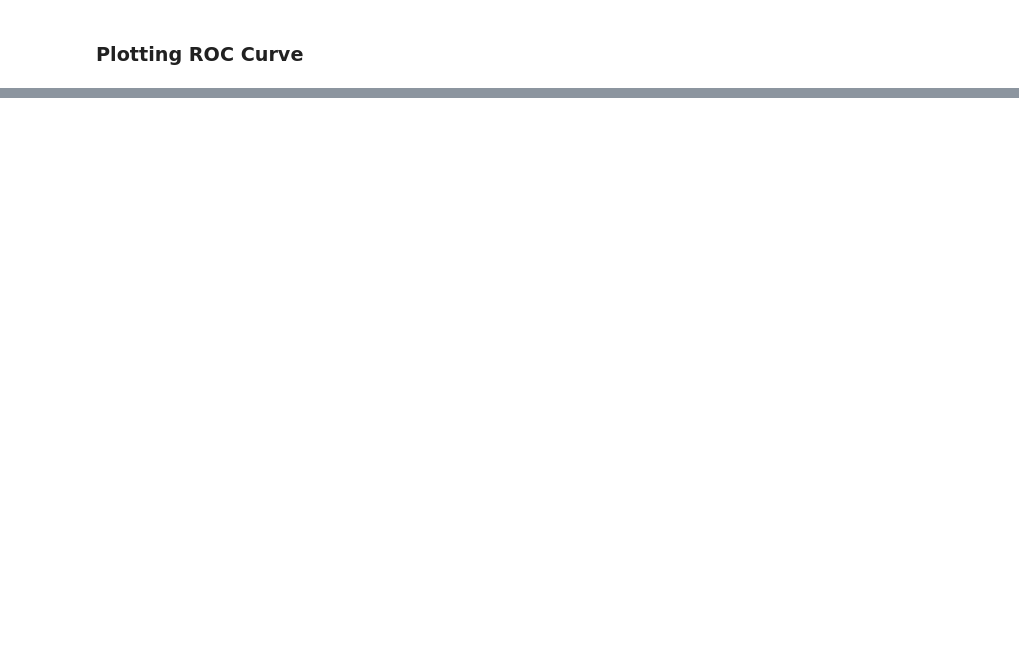
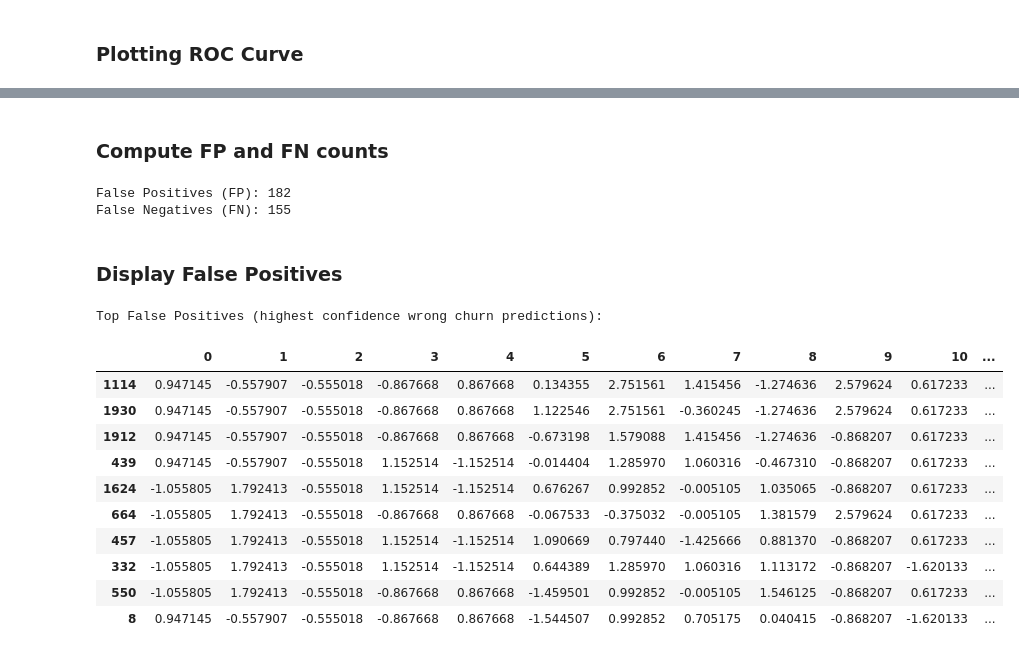
Before and after one commit to mniabedii/AI-FinalProject-5thG, a Jupyter notebook: notebooks/experiments/model_2/churn_model_2_exp_4.ipynb, the cells around one changed output, grey strips where cells are left out. Cells and saved outputs as stored; diff of their text form; code cells hidden in the pictures; blank space fills up the shorter version.

```diff
--- a/notebooks/experiments/model_2/churn_model_2_exp_4.ipynb
+++ b/notebooks/experiments/model_2/churn_model_2_exp_4.ipynb
@@ -327,0 +334,8 @@ plt.show()
+# %%
+test_results = pd.DataFrame(X_test)
+test_results["true_label"] = y_test
+test_results["pred_label"] = test_pred
+test_results["pred_prob"]  = test_probs
+
+print("Test results table created.")
+test_results.head()
@@ -327,0 +350,34 @@ plt.show()
+# %% [markdown]
+### Compute FP and FN counts
+# %%
+fp_mask = (test_results["true_label"] == 0) & (test_results["pred_label"] == 1)
+fn_mask = (test_results["true_label"] == 1) & (test_results["pred_label"] == 0)
+
+fp_count = int(fp_mask.sum())
+fn_count = int(fn_mask.sum())
+
+print("False Positives (FP):", fp_count)
+print("False Negatives (FN):", fn_count)
+# %% [output]
+False Positives (FP): 182
+False Negatives (FN): 155
+# %% [markdown]
+### Display False Positives
+# %%
+fp_examples = test_results[fp_mask].sort_values("pred_prob", ascending=False)
+
+print("Top False Positives (highest confidence wrong churn predictions):")
+display(fp_examples.head(10))
+# %% [output]
+Top False Positives (highest confidence wrong churn predictions):
+|  | 0 | 1 | 2 | 3 | 4 | 5 | 6 | 7 | 8 | 9 | 10 | ... |
+| 1114 | 0.947145 | -0.557907 | -0.555018 | -0.867668 | 0.867668 | 0.134355 | 2.751561 | 1.415456 | -1.274636 | 2.579624 | 0.617233 | ... |
+| 1930 | 0.947145 | -0.557907 | -0.555018 | -0.867668 | 0.867668 | 1.122546 | 2.751561 | -0.360245 | -1.274636 | 2.579624 | 0.617233 | ... |
+| 1912 | 0.947145 | -0.557907 | -0.555018 | -0.867668 | 0.867668 | -0.673198 | 1.579088 | 1.415456 | -1.274636 | -0.868207 | 0.617233 | ... |
+| 439 | 0.947145 | -0.557907 | -0.555018 | 1.152514 | -1.152514 | -0.014404 | 1.285970 | 1.060316 | -0.467310 | -0.868207 | 0.617233 | ... |
+| 1624 | -1.055805 | 1.792413 | -0.555018 | 1.152514 | -1.152514 | 0.676267 | 0.992852 | -0.005105 | 1.035065 | -0.868207 | 0.617233 | ... |
+| 664 | -1.055805 | 1.792413 | -0.555018 | -0.867668 | 0.867668 | -0.067533 | -0.375032 | -0.005105 | 1.381579 | 2.579624 | 0.617233 | ... |
+| 457 | -1.055805 | 1.792413 | -0.555018 | 1.152514 | -1.152514 | 1.090669 | 0.797440 | -1.425666 | 0.881370 | -0.868207 | 0.617233 | ... |
+| 332 | -1.055805 | 1.792413 | -0.555018 | 1.152514 | -1.152514 | 0.644389 | 1.285970 | 1.060316 | 1.113172 | -0.868207 | -1.620133 | ... |
+| 550 | -1.055805 | 1.792413 | -0.555018 | -0.867668 | 0.867668 | -1.459501 | 0.992852 | -0.005105 | 1.546125 | -0.868207 | 0.617233 | ... |
+| 8 | 0.947145 | -0.557907 | -0.555018 | -0.867668 | 0.867668 | -1.544507 | 0.992852 | 0.705175 | 0.040415 | -0.868207 | -1.620133 | ... |
```
Also changed, not shown: parts of 16 cells of this notebook, 1 other file.
